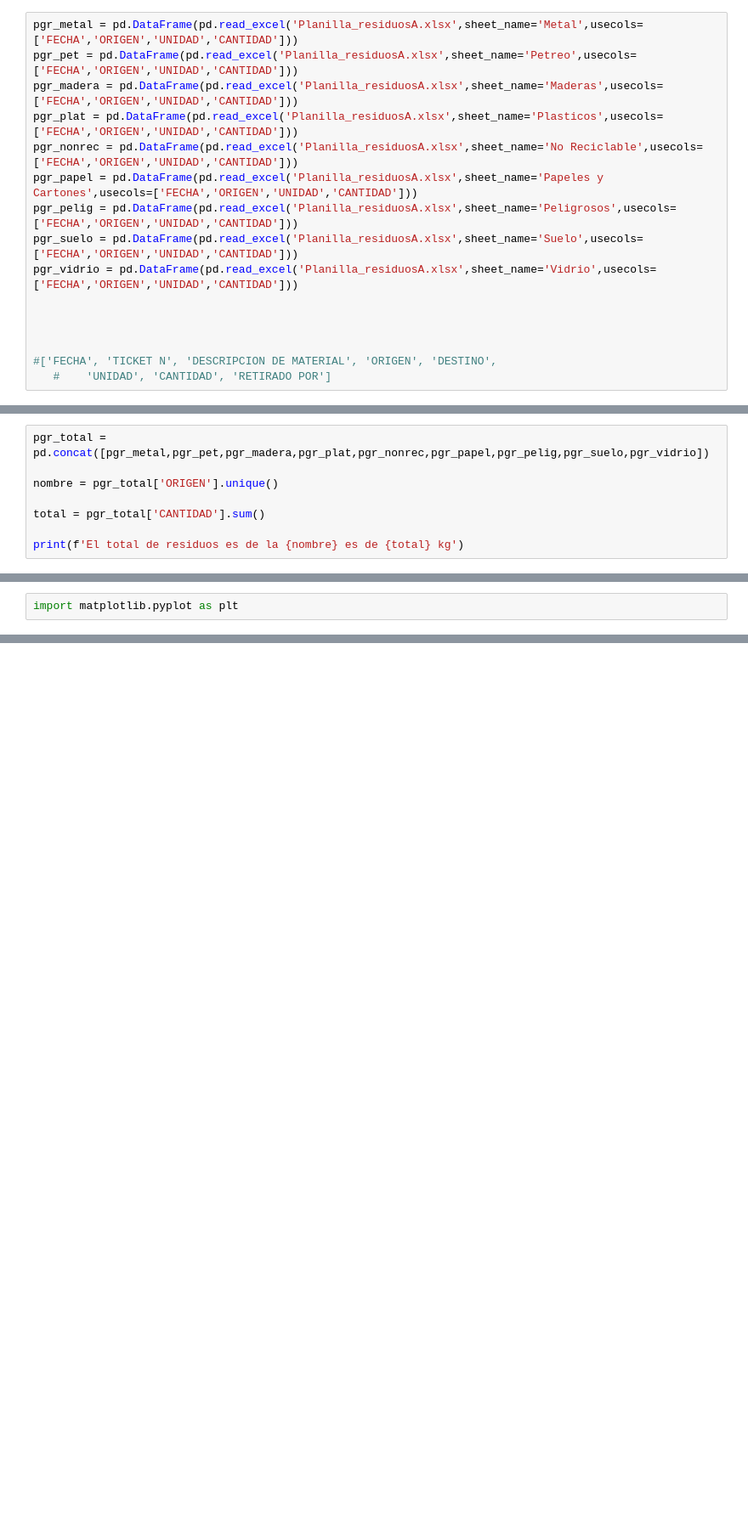
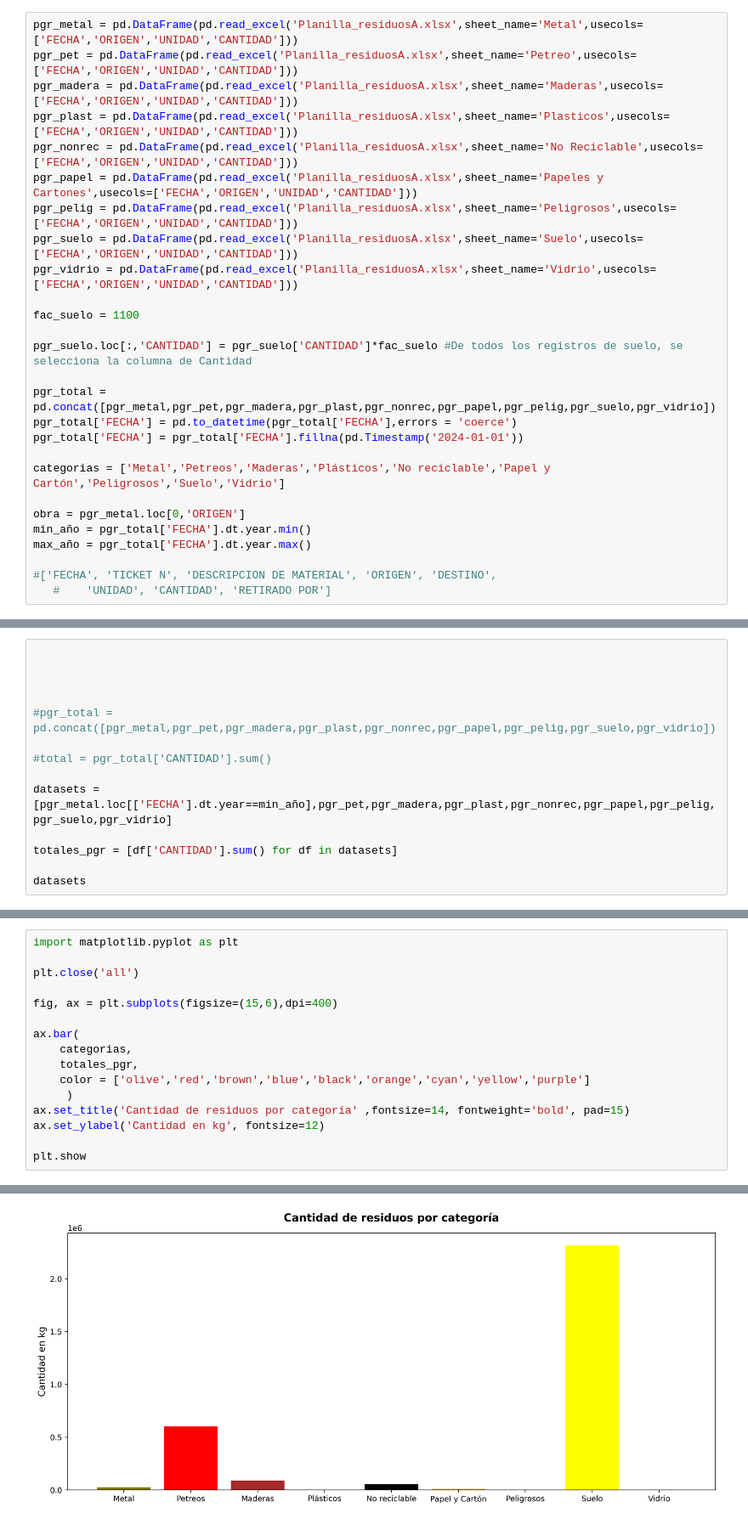
Before and after one commit to ricardjb/PGR, a Jupyter notebook: PGR.ipynb, the cells around one changed output, grey strips where cells are left out. Shown at 85% size. Saved outputs shown, nothing was run; the diff lists cells and outputs as text; blank space fills up the shorter version.

```diff
--- a/PGR.ipynb
+++ b/PGR.ipynb
@@ -6,15 +13,26 @@ import glob
 pgr_metal = pd.DataFrame(pd.read_excel('Planilla_residuosA.xlsx',sheet_name='Metal',usecols=['FECHA','ORIGEN','UNIDAD','CANTIDAD']))
 pgr_pet = pd.DataFrame(pd.read_excel('Planilla_residuosA.xlsx',sheet_name='Petreo',usecols=['FECHA','ORIGEN','UNIDAD','CANTIDAD']))
 pgr_madera = pd.DataFrame(pd.read_excel('Planilla_residuosA.xlsx',sheet_name='Maderas',usecols=['FECHA','ORIGEN','UNIDAD','CANTIDAD']))
-pgr_plat = pd.DataFrame(pd.read_excel('Planilla_residuosA.xlsx',sheet_name='Plasticos',usecols=['FECHA','ORIGEN','UNIDAD','CANTIDAD']))
+pgr_plast = pd.DataFrame(pd.read_excel('Planilla_residuosA.xlsx',sheet_name='Plasticos',usecols=['FECHA','ORIGEN','UNIDAD','CANTIDAD']))
 pgr_nonrec = pd.DataFrame(pd.read_excel('Planilla_residuosA.xlsx',sheet_name='No Reciclable',usecols=['FECHA','ORIGEN','UNIDAD','CANTIDAD']))
 pgr_papel = pd.DataFrame(pd.read_excel('Planilla_residuosA.xlsx',sheet_name='Papeles y Cartones',usecols=['FECHA','ORIGEN','UNIDAD','CANTIDAD']))
 pgr_pelig = pd.DataFrame(pd.read_excel('Planilla_residuosA.xlsx',sheet_name='Peligrosos',usecols=['FECHA','ORIGEN','UNIDAD','CANTIDAD']))
 pgr_suelo = pd.DataFrame(pd.read_excel('Planilla_residuosA.xlsx',sheet_name='Suelo',usecols=['FECHA','ORIGEN','UNIDAD','CANTIDAD']))
 pgr_vidrio = pd.DataFrame(pd.read_excel('Planilla_residuosA.xlsx',sheet_name='Vidrio',usecols=['FECHA','ORIGEN','UNIDAD','CANTIDAD']))
 
+fac_suelo = 1100
 
+pgr_suelo.loc[:,'CANTIDAD'] = pgr_suelo['CANTIDAD']*fac_suelo #De todos los registros de suelo, se selecciona la columna de Cantidad
 
+pgr_total = pd.concat([pgr_metal,pgr_pet,pgr_madera,pgr_plast,pgr_nonrec,pgr_papel,pgr_pelig,pgr_suelo,pgr_vidrio])
+pgr_total['FECHA'] = pd.to_datetime(pgr_total['FECHA'],errors = 'coerce')
+pgr_total['FECHA'] = pgr_total['FECHA'].fillna(pd.Timestamp('2024-01-01'))
+
+categorias = ['Metal','Petreos','Maderas','Plásticos','No reciclable','Papel y Cartón','Peligrosos','Suelo','Vidrio']
+
+obra = pgr_metal.loc[0,'ORIGEN']
+min_año = pgr_total['FECHA'].dt.year.min()
+max_año = pgr_total['FECHA'].dt.year.max()
 
 #['FECHA', 'TICKET N', 'DESCRIPCION DE MATERIAL', 'ORIGEN', 'DESTINO',
    #    'UNIDAD', 'CANTIDAD', 'RETIRADO POR']
@@ -21,9 +43,15 @@ pgr_vidrio = pd.DataFrame(pd.read_excel('Planilla_residuosA.xlsx',sheet_name='Vi
 # %%
-pgr_total = pd.concat([pgr_metal,pgr_pet,pgr_madera,pgr_plat,pgr_nonrec,pgr_papel,pgr_pelig,pgr_suelo,pgr_vidrio])
 
-nombre = pgr_total['ORIGEN'].unique()
 
-total = pgr_total['CANTIDAD'].sum()
 
-print(f'El total de residuos es de la {nombre} es de {total} kg')
+
+#pgr_total = pd.concat([pgr_metal,pgr_pet,pgr_madera,pgr_plast,pgr_nonrec,pgr_papel,pgr_pelig,pgr_suelo,pgr_vidrio])
+
+#total = pgr_total['CANTIDAD'].sum()
+
+datasets = [pgr_metal.loc[['FECHA'].dt.year==min_año],pgr_pet,pgr_madera,pgr_plast,pgr_nonrec,pgr_papel,pgr_pelig,pgr_suelo,pgr_vidrio]
+
+totales_pgr = [df['CANTIDAD'].sum() for df in datasets]
+
+datasets
 # %% [output]
@@ -33,2 +61,17 @@ pgr_total.set_index('FECHA', inplace=True)
 # %%
 import matplotlib.pyplot as plt
+
+plt.close('all')
+
+fig, ax = plt.subplots(figsize=(15,6),dpi=400)
+
+ax.bar(
+    categorias,
+    totales_pgr,
+    color = ['olive','red','brown','blue','black','orange','cyan','yellow','purple']
+     )
+ax.set_title('Cantidad de residuos por categoría' ,fontsize=14, fontweight='bold', pad=15)
+ax.set_ylabel('Cantidad en kg', fontsize=12)
+
+plt.show
+# %% [output]
@@ -34,0 +79 @@ import matplotlib.pyplot as plt
+[figure, added]
```
Also changed, not shown: parts of 17 cells of this notebook, 4 other files.
